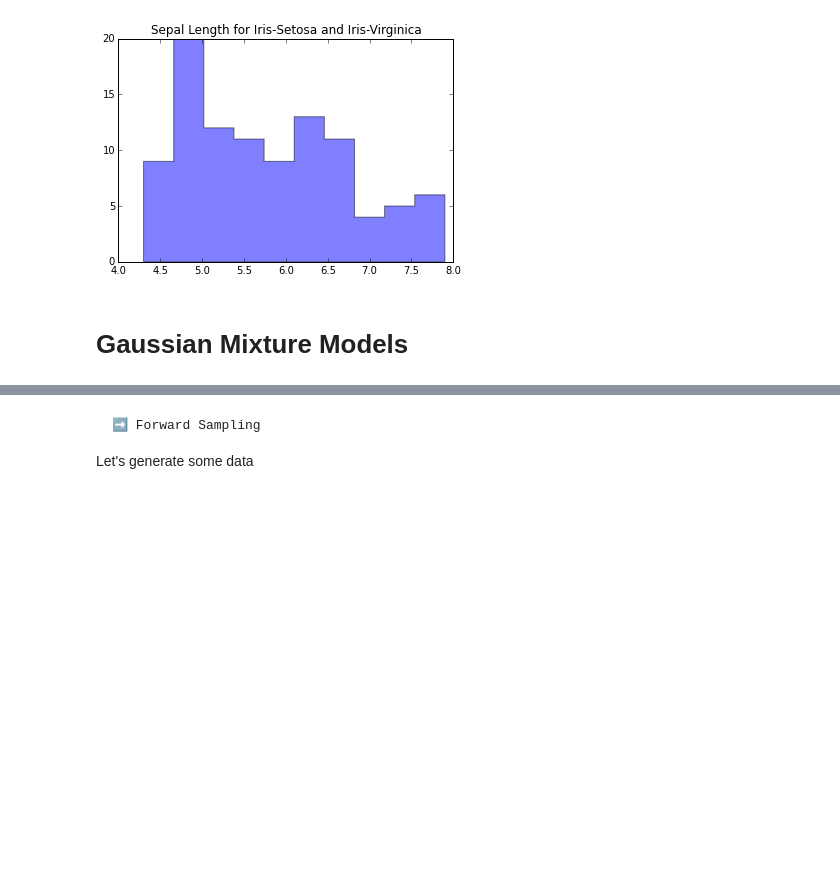
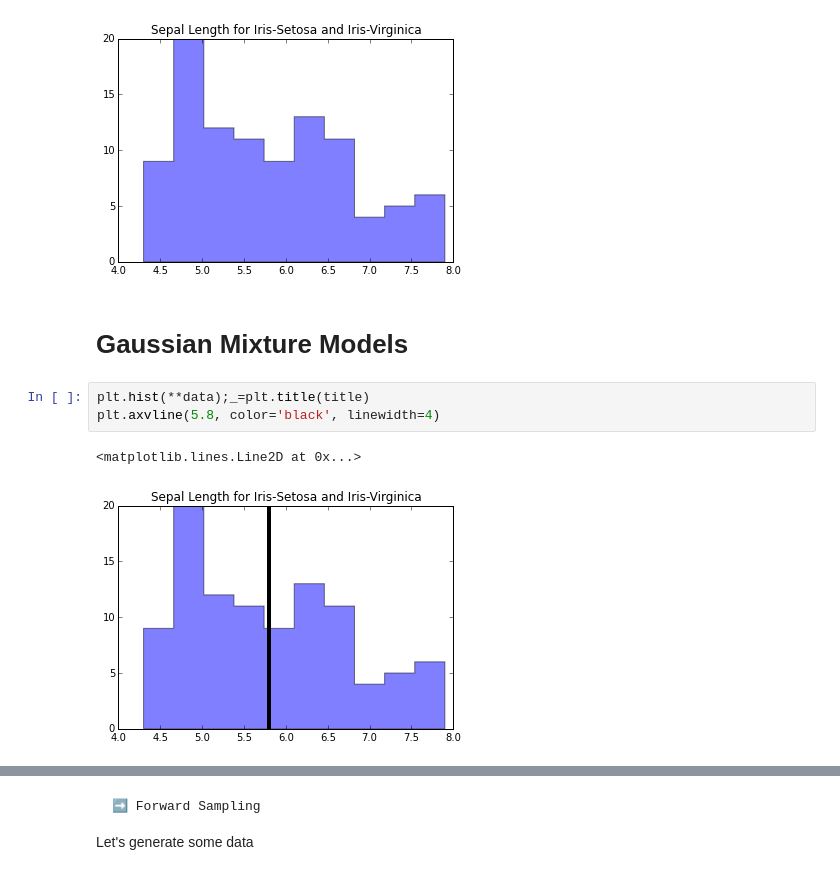
Before and after one commit to tdhopper/pydata-nyc-2015, a Jupyter notebook: topic-models-with-simulation.ipynb, the cells around one changed output, grey strips where cells are left out. Saved outputs shown, nothing was run; the diff lists cells and outputs as text; blank space fills up the shorter version.

```diff
--- a/topic-models-with-simulation.ipynb
+++ b/topic-models-with-simulation.ipynb
@@ -79,3 +79,9 @@ plt.hist(**data);_=plt.title(title)
 [figure]
 # %% [markdown]
 # Gaussian Mixture Models
+# %%
+plt.hist(**data);_=plt.title(title)
+plt.axvline(5.8, color='black', linewidth=4)
+# %% [output]
+<matplotlib.lines.Line2D at 0x...>
+[figure, added]
```
Also changed, not shown: parts of 2 cells of this notebook.
